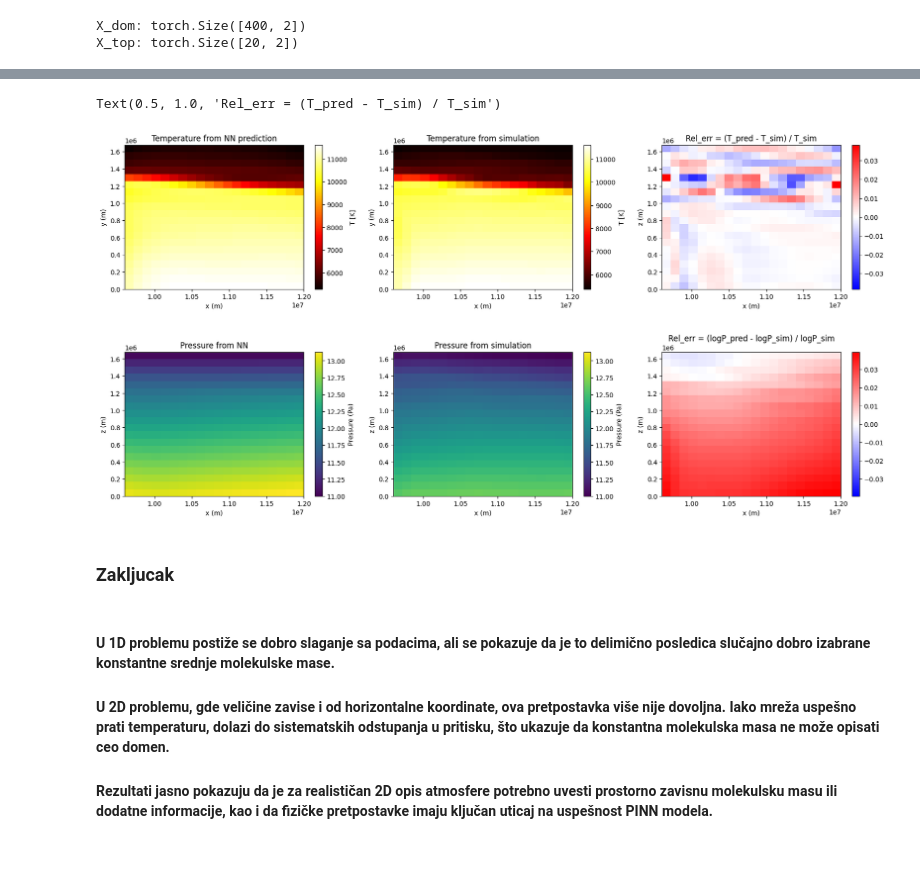
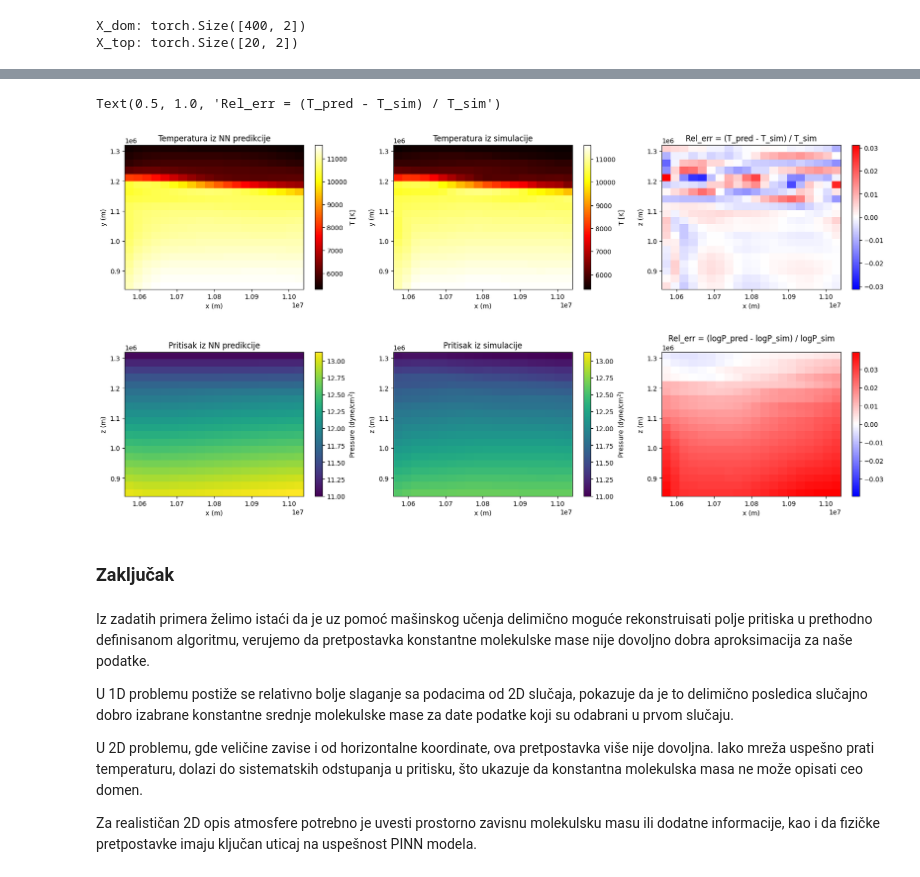
Before and after one commit to davidzivkovic/pinn-mhd-pressure-reconstruction, a Jupyter notebook: pinn-mhd-projekat.ipynb, the cells around one changed output, grey strips where cells are left out. Drawn from its saved outputs; the diff is of its cells as text; code cells hidden in the pictures.

```diff
--- a/pinn-mhd-projekat.ipynb
+++ b/pinn-mhd-projekat.ipynb
@@ -793,29 +800,25 @@ plt.show()
 # %%
-T_pred = model(X_dom)[:,1] * T_max
-T_pred = T_pred.detach().numpy().reshape(N_x, N_z) # predikcija mreze
-
-rel_err = (T_pred - T_2D) / T_2D
-
-vmax_err = np.max(np.abs(rel_err))
+# Grafički prikaz rezultata
+extent = [440*pixel_to_m, 460*pixel_to_m, 35*pixel_to_m, 55*pixel_to_m]  # [x_min, x_max, z_min, z_max]
 
 fig, ax = plt.subplots(1, 3, figsize = (21,4))
 ax[0].imshow(T_pred.transpose(1,0), label = "NN prediction")
 fig.colorbar(ax[0].imshow(T_pred.transpose(1,0), extent=extent, aspect='auto', origin='lower', cmap='hot'), label = "T [K]")
-ax[0].set_title('Temperature from NN prediction')
+ax[0].set_title('Temperatura iz NN predikcije')
 ax[0].set_xlabel('x (m)')
 ax[0].set_ylabel('y (m)')
 
 ax[1].imshow(T_2D.transpose(1,0))
 fig.colorbar(ax[1].imshow(T_2D.transpose(1,0), extent=extent, aspect='auto', origin='lower', cmap='hot'), label = "T [K]")
-ax[1].set_title('Temperature from simulation')
+ax[1].set_title('Temperatura iz simulacije')
 ax[1].set_xlabel('x (m)')
 ax[1].set_ylabel('y (m)')
 
 ax[2].imshow(rel_err.T,vmin=-vmax_err,vmax= vmax_err)
 ax[2].set_xlabel('x (m)')
 ax[2].set_ylabel('z (m)')
 fig.colorbar(ax[2].imshow(rel_err.T, extent=extent, vmin=-vmax_err, vmax= vmax_err, aspect='auto', origin='lower', cmap='bwr'))
 ax[2].set_title('Rel_err = (T_pred - T_sim) / T_sim')
 # %% [output]
 Text(0.5, 1.0, 'Rel_err = (T_pred - T_sim) / T_sim')
-[figure, old version]
+[figure, new version]
@@ -822,27 +837,17 @@ Text(0.5, 1.0, 'Rel_err = (T_pred - T_sim) / T_sim')
 # %%
-logP_pred_all = model(X_dom)[:,0] + logP_max
-logP_pred_all = logP_pred_all.detach().numpy().reshape(N_x, N_z) # predikcija mreze
-
-vmin = min(np.min(logP_pred_all), np.min(np.log(P_2D)))
-vmax = max(np.max(logP_pred_all), np.max(np.log(P_2D)))
-
-rel_err = (logP_pred_all - np.log(P_2D)) / np.log(P_2D)
-vmax_err = np.max(np.abs(rel_err))
-
-
+# Grafički prikaz rezultata
 fig, ax = plt.subplots(1, 3, figsize=(21,4))
 ax[0].imshow(logP_pred_all.transpose(1,0))
 ax[0].set_xlabel('x (m)')
 ax[0].set_ylabel('z (m)')
-fig.colorbar(ax[0].imshow(logP_pred_all.transpose(1,0), extent=extent,vmin=vmin, vmax=vmax, aspect='auto', origin='lower', cmap='viridis'), label='Pressure (Pa)')
-ax[0].set_title('Pressure from NN')
+fig.colorbar(ax[0].imshow(logP_pred_all.transpose(1,0), extent=extent,vmin=vmin, vmax=vmax, aspect='auto', origin='lower', cmap='viridis'), label='Pressure (dyne/cm$^2$)')
+ax[0].set_title('Pritisak iz NN predikcije')
 
 ax[1].imshow(np.log(P_2D), vmin = vmin, vmax = vmax)
 ax[1].set_xlabel('x (m)')
 ax[1].set_ylabel('z (m)')
-fig.colorbar(ax[1].imshow(np.log(P_2D).transpose(1,0), extent=extent,vmin=vmin, vmax=vmax, aspect='auto', origin='lower', cmap='viridis'), label='Pressure (Pa)')
-ax[1].set_title('Pressure from simulation')
-#plt.suptitle('Pressure Comparison: PINN Prediction vs Simulation')
+fig.colorbar(ax[1].imshow(np.log(P_2D).transpose(1,0), extent=extent,vmin=vmin, vmax=vmax, aspect='auto', origin='lower', cmap='viridis'), label='Pressure (dyne/cm$^2$)')
+ax[1].set_title('Pritisak iz simulacije')
 
 ax[2].imshow(rel_err.T,vmin=-vmax_err,vmax= vmax_err)
 ax[2].set_xlabel('x (m)')
@@ -853,12 +858,14 @@ ax[2].set_title('Rel_err = (logP_pred - logP_sim) / logP_sim')
 
 plt.show()
 # %% [output]
-[figure, old version]
+[figure, new version]
 # %% [markdown]
-### Zakljucak
+### Zaključak
 # %% [markdown]
-#### U 1D problemu postiže se dobro slaganje sa podacima, ali se pokazuje da je to delimično posledica slučajno dobro izabrane konstantne srednje molekulske mase.
+Iz zadatih primera želimo istaći da je uz pomoć mašinskog učenja delimično moguće rekonstruisati polje pritiska u prethodno definisanom algoritmu, verujemo da pretpostavka konstantne molekulske mase nije dovoljno dobra aproksimacija za naše podatke.
 
-#### U 2D problemu, gde veličine zavise i od horizontalne koordinate, ova pretpostavka više nije dovoljna. Iako mreža uspešno prati temperaturu, dolazi do sistematskih odstupanja u pritisku, što ukazuje da konstantna molekulska masa ne može opisati ceo domen.
+U 1D problemu postiže se relativno bolje slaganje sa podacima od 2D slučaja, pokazuje da je to delimično posledica slučajno dobro izabrane konstantne srednje molekulske mase za date podatke koji su odabrani u prvom slučaju.
 
-#### Rezultati jasno pokazuju da je za realističan 2D opis atmosfere potrebno uvesti prostorno zavisnu molekulsku masu ili dodatne informacije, kao i da fizičke pretpostavke imaju ključan uticaj na uspešnost PINN modela.
+U 2D problemu, gde veličine zavise i od horizontalne koordinate, ova pretpostavka više nije dovoljna. Iako mreža uspešno prati temperaturu, dolazi do sistematskih odstupanja u pritisku, što ukazuje da konstantna molekulska masa ne može opisati ceo domen.
+
+Za realističan 2D opis atmosfere potrebno je uvesti prostorno zavisnu molekulsku masu ili dodatne informacije, kao i da fizičke pretpostavke imaju ključan uticaj na uspešnost PINN modela.
```
Also changed, not shown: parts of 39 cells of this notebook.
